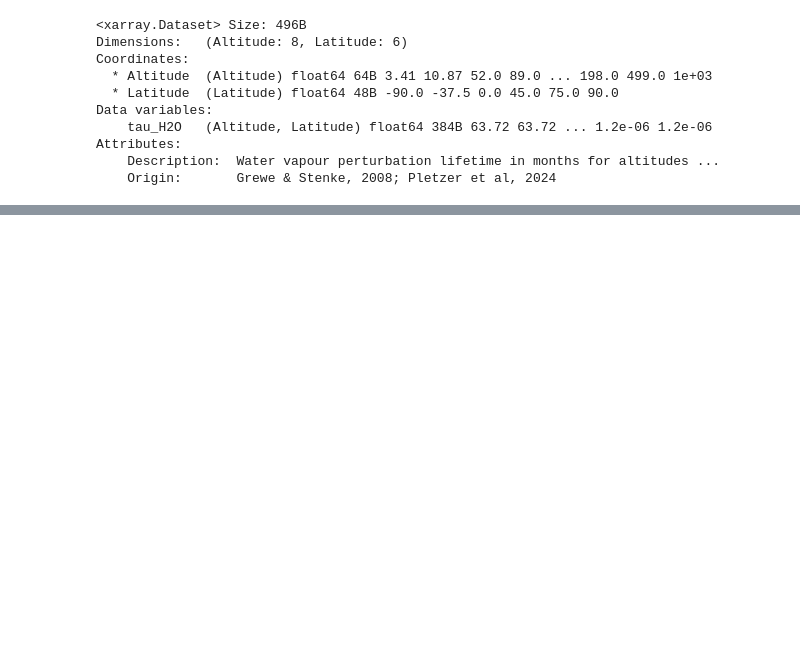
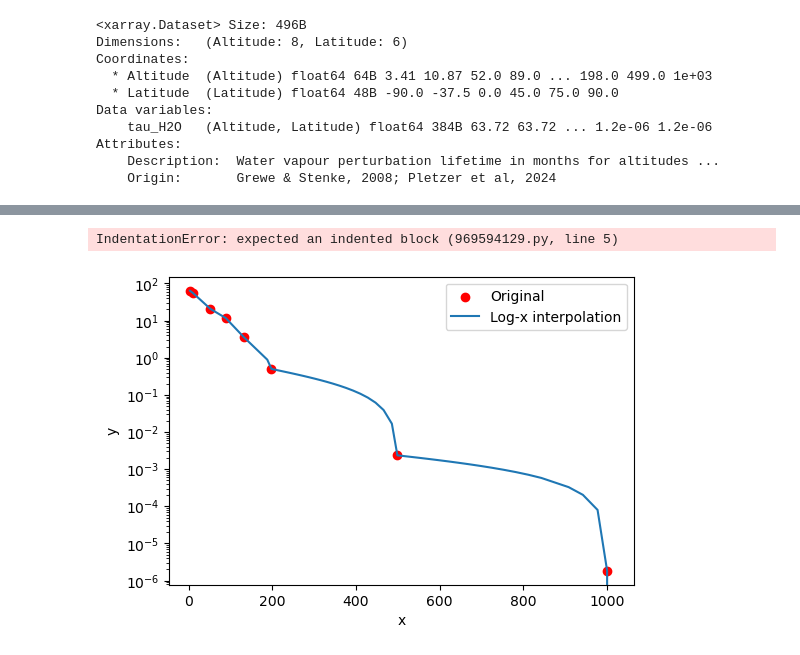
Before and after one commit to atzeharmsen/sandbox2, a Jupyter notebook: Pletzer_data.ipynb, the cells around one changed output, grey strips where cells are left out. Saved outputs shown, nothing was run; the diff lists cells and outputs as text; code cells hidden in the pictures; blank space fills up the shorter version.

```diff
--- a/Pletzer_data.ipynb
+++ b/Pletzer_data.ipynb
@@ -18,0 +170,46 @@ Attributes:
+# %%
+for x in y:
+    # interploate one latitude in height logarithmic
+    # store interpolated latitudes
+# set of interpolated latitudes
+for altitude:
+    # linear interpolate over latitude
+# %% [output]
+IndentationError: expected an indented block (969594129.py, line 5)
+# %%
+import numpy as np
+from scipy.interpolate import interp1d
+import matplotlib.pyplot as plt
+# plt.plot(data['tau_H2O'][:, 0], data['Altitude'], label='-90')
+
+# Original data
+y = np.array(data['tau_H2O'][:, 0], dtype=float)
+x = np.array(data['Altitude'], dtype=float)
+
+# Target x grid: 1 step, but start at min(x) to avoid log(0)
+x_new = np.unique(
+    np.concatenate((
+        np.unique(data2['plev'].values),   # first array
+        x                                  # second array
+    ))
+)# Create an interpolator that's linear in log(x)
+log_interp = interp1d(
+    np.log(x), y,
+    kind='linear',
+    fill_value='extrapolate'  # or remove if you don't want extrapolation
+)
+
+# Interpolated values
+y_new = log_interp(np.log(x_new))
+
+# Plot
+plt.figure(figsize=(6,4))
+plt.scatter(x, y, color='red', label='Original')
+plt.plot(x_new, y_new, label='Log-x interpolation')
+plt.xlabel('x')
+plt.ylabel('y')
+plt.yscale('log')
+plt.legend()
+plt.show()
+# %% [output]
+[figure, added]
```
Also changed, not shown: parts of 17 cells of this notebook.
